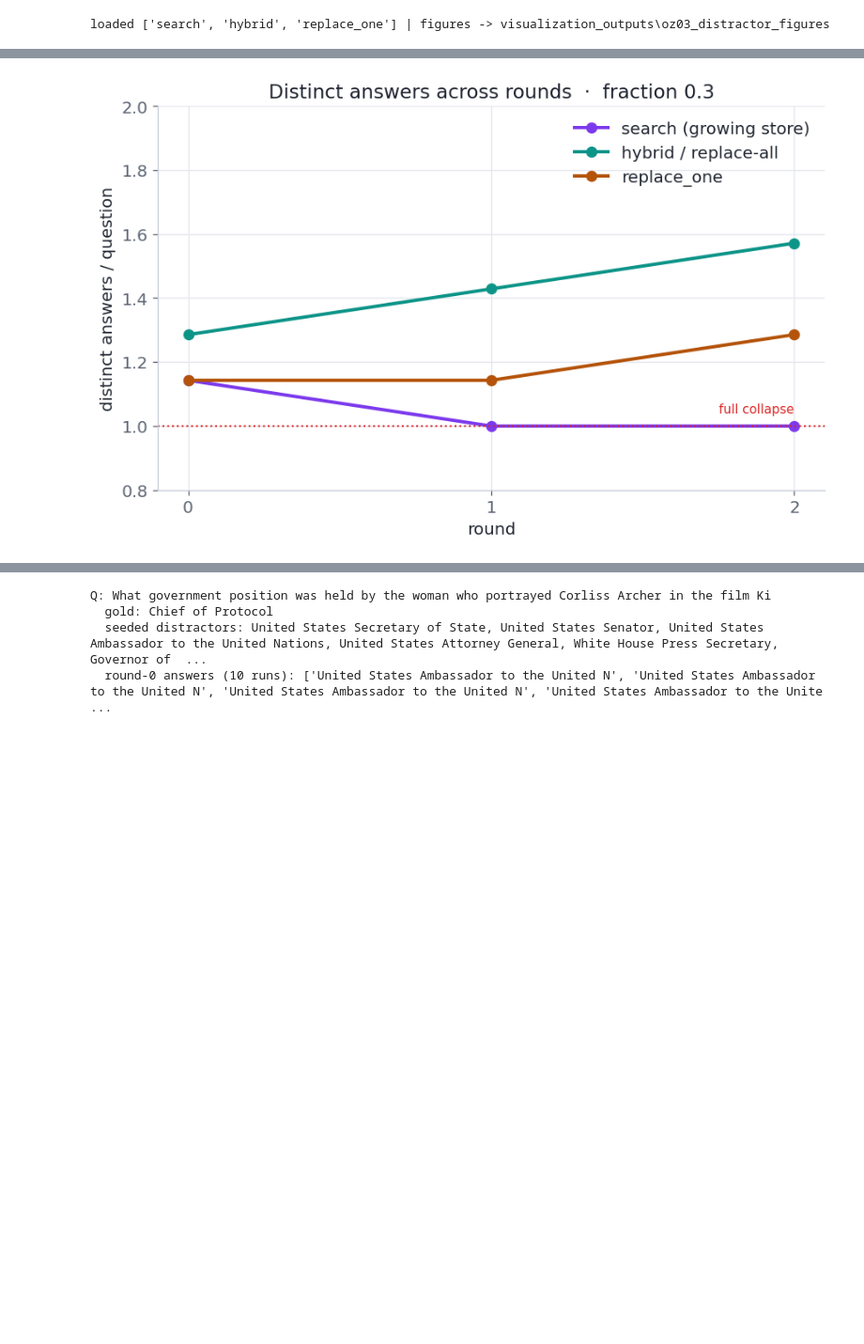
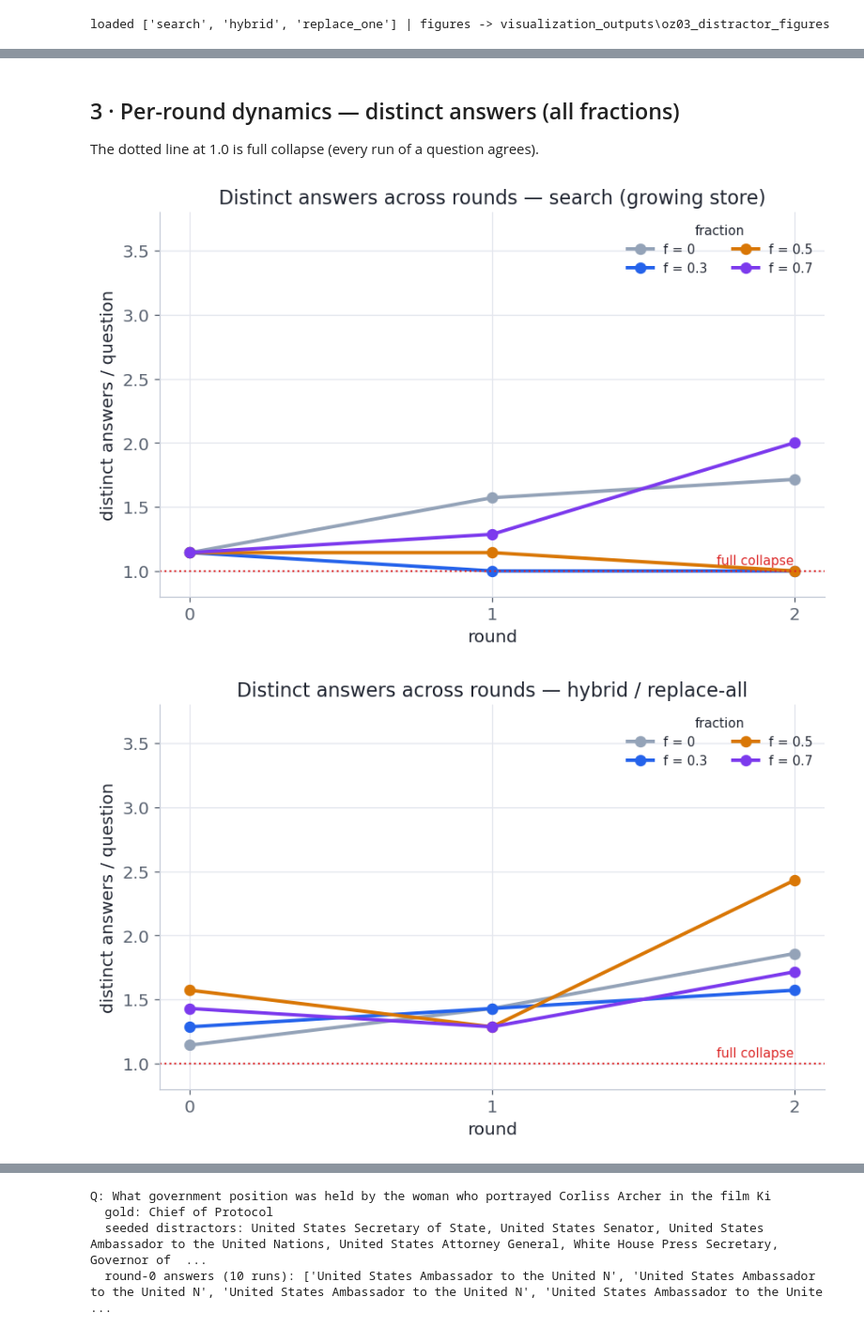
Before and after one commit to rag-collapse/RAG-Collapse, a Jupyter notebook: oz03_distractor_visualization.ipynb, the cells around one changed output, grey strips where cells are left out. Shown at 94% size. Saved outputs shown, nothing was run; the diff lists cells and outputs as text; code cells hidden in the pictures; blank space fills up the shorter version.

```diff
--- a/oz03_distractor_visualization.ipynb
+++ b/oz03_distractor_visualization.ipynb
@@ -20,12 +21,12 @@ FIGDIR = pathlib.Path("visualization_outputs/oz03_distractor_figures"); FIGDIR.m
 VARIANTS = ["search", "hybrid", "replace_one"]
 VLABEL = {"search": "search (growing store)", "hybrid": "hybrid / replace-all", "replace_one": "replace_one"}
 FRACS = ["0", "0.3", "0.5", "0.7"]; ROUNDS = [0, 1, 2]
-DYN_F = "0.3"   # representative fraction for the per-round dynamics charts
 
-# light palette (legible on white)
 INK, MUTE, GRID, EDGE = "#1f2430", "#5b6472", "#e4e7ee", "#c6ccd8"
-VC = {"search": "#7c3aed", "hybrid": "#0d9488", "replace_one": "#b45309"}  # violet / teal / amber
+FC = {"0": "#94a3b8", "0.3": "#2563eb", "0.5": "#d97706", "0.7": "#7c3aed"}  # gray/blue/amber/violet
+VC = {"search": "#7c3aed", "hybrid": "#0d9488", "replace_one": "#b45309"}
 REF = "#dc2626"
+MSHORT = {"gold_match": "gold", "distractor_adoption": "adopt", "distinct_answers": "distinct"}
 
 plt.rcParams.update({
     "figure.facecolor": "white", "axes.facecolor": "white", "savefig.facecolor": "white",
@@ -33,35 +34,36 @@ plt.rcParams.update({
     "text.color": INK, "axes.labelcolor": INK, "axes.titlecolor": INK,
     "axes.edgecolor": EDGE, "xtick.color": MUTE, "ytick.color": MUTE,
     "grid.color": GRID, "axes.grid": True, "grid.alpha": 1.0, "font.size": 12,
-    "axes.titlesize": 14, "axes.spines.top": False, "axes.spines.right": False,
+    "axes.titlesize": 13.5, "axes.spines.top": False, "axes.spines.right": False,
     "legend.frameon": False, "lines.linewidth": 2.4, "lines.markersize": 7,
 })
 summ = {v: json.loads((DATA / f"sweep_summary_{v}.json").read_text())["fractions"] for v in VARIANTS}
 def ser(v, f, m): return [summ[v][f][str(r)][m] for r in ROUNDS]
 xf = [float(f) for f in FRACS]
 
-def dynamics(metric, title, ylabel, ref1=False, ymax=None, fname=None):
-    fig, ax = plt.subplots(figsize=(7.6, 4.9))
+def dyn_metric(metric, title, ylabel, ref1=False, ymax=None):
+    """One figure PER VARIANT; lines = all fractions over rounds."""
     for v in VARIANTS:
-        ax.plot(ROUNDS, ser(v, DYN_F, metric), marker="o", color=VC[v], label=VLABEL[v])
-    if ref1:
-        ax.axhline(1.0, color=REF, ls=":", lw=1.3); ax.text(2, 1.04, "full collapse", color=REF, fontsize=9, ha="right")
-    ax.set_title(f"{title}  ·  fraction {DYN_F}")
-    ax.set_xlabel("round"); ax.set_ylabel(ylabel); ax.set_xticks(ROUNDS)
-    ax.set_ylim(0 if not ref1 else 0.8, ymax)
-    ax.legend()
-    fig.tight_layout(); fig.savefig(FIGDIR / fname); plt.show()
+        fig, ax = plt.subplots(figsize=(7.4, 4.8))
+        for f in FRACS:
+            ax.plot(ROUNDS, ser(v, f, metric), marker="o", color=FC[f], label=f"f = {f}")
+        if ref1:
+            ax.axhline(1.0, color=REF, ls=":", lw=1.3)
+            ax.text(2, 1.03, "full collapse", color=REF, fontsize=9, ha="right", va="bottom")
+        ax.set_title(f"{title} — {VLABEL[v]}")
+        ax.set_xlabel("round"); ax.set_ylabel(ylabel); ax.set_xticks(ROUNDS)
+        ax.set_ylim(0.8 if ref1 else -0.02, ymax)
+        ax.legend(title="fraction", ncol=2, fontsize=9, title_fontsize=9)
+        fig.tight_layout(); fig.savefig(FIGDIR / f"dyn_{MSHORT[metric]}_{v}.png"); plt.show()
 
 def dose(metric, title, ylabel, ref1=False, ymax=None, fname=None):
-    fig, ax = plt.subplots(figsize=(7.6, 4.9))
+    fig, ax = plt.subplots(figsize=(7.4, 4.8))
     for v in VARIANTS:
         ax.plot(xf, [summ[v][f]["2"][metric] for f in FRACS], marker="o", color=VC[v], label=VLABEL[v])
     if ref1:
-        ax.axhline(1.0, color=REF, ls=":", lw=1.3); ax.text(0.7, 1.04, "full collapse", color=REF, fontsize=9, ha="right")
-    ax.set_title(title)
-    ax.set_xlabel("distractor fraction"); ax.set_ylabel(ylabel); ax.set_xticks(xf)
-    ax.set_ylim(0.8 if ref1 else -0.03, ymax)
-    ax.legend()
+        ax.axhline(1.0, color=REF, ls=":", lw=1.3); ax.text(0.7, 1.03, "full collapse", color=REF, fontsize=9, ha="right", va="bottom")
+    ax.set_title(title); ax.set_xlabel("distractor fraction"); ax.set_ylabel(ylabel); ax.set_xticks(xf)
+    ax.set_ylim(0.8 if ref1 else -0.02, ymax); ax.legend()
     fig.tight_layout(); fig.savefig(FIGDIR / fname); plt.show()
 
 print("loaded", list(summ), "| figures ->", FIGDIR)
@@ -83,4 +92,9 @@ dynamics("distractor_adoption", "Distractor adoption across rounds", "adoption r
+# %% [markdown]
+## 3 · Per-round dynamics — distinct answers (all fractions)
+
+The dotted line at 1.0 is full collapse (every run of a question agrees).
 # %%
-dynamics("distinct_answers", "Distinct answers across rounds", "distinct answers / question", ref1=True, ymax=2.0, fname="dyn_distinct.png")
+dyn_metric("distinct_answers", "Distinct answers across rounds", "distinct answers / question", ref1=True, ymax=3.8)
 # %% [output]
-[figure, old version]
+[figure, new version]
+[figure, added]
```
Also changed, not shown: parts of 15 cells of this notebook, 16 other files.
